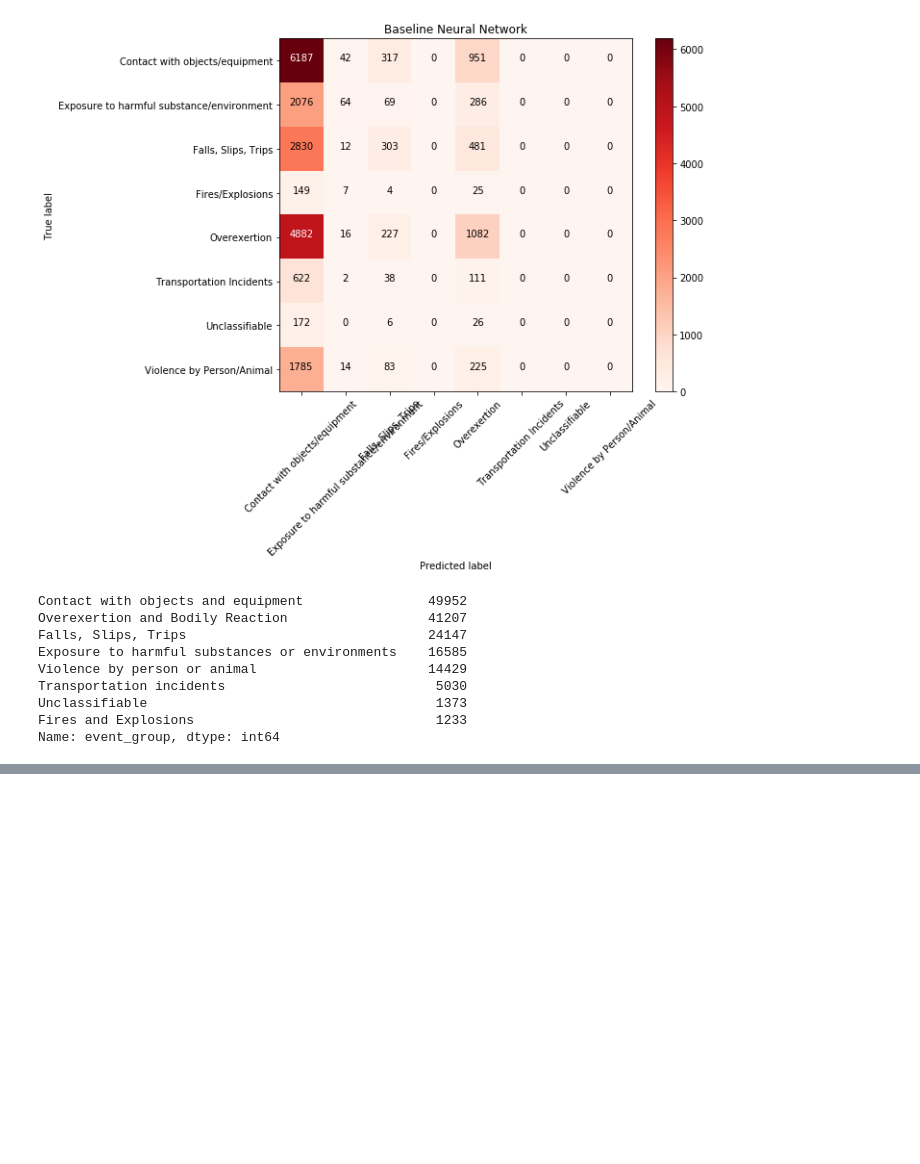
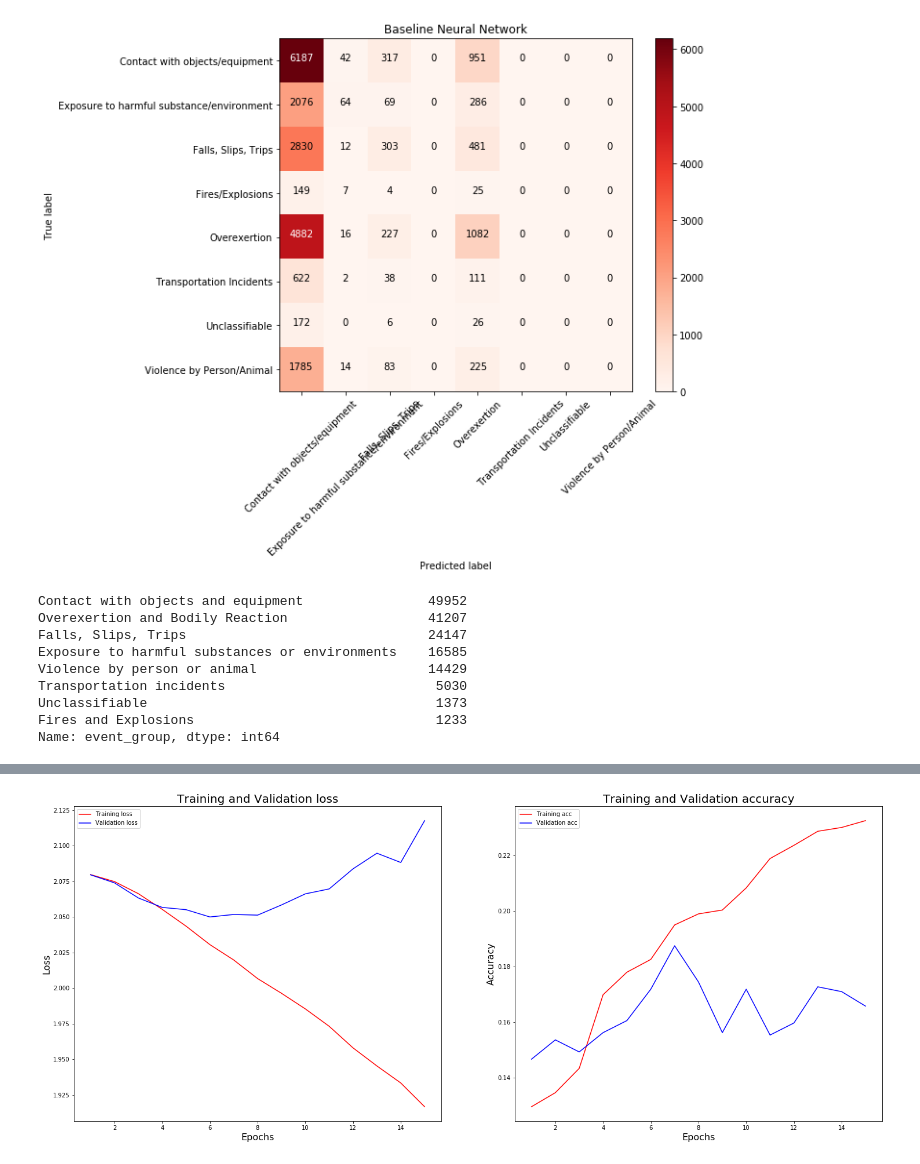
Before and after one commit to kpokrass/occupational_injuries, a Jupyter notebook: injury_classification.ipynb, the cells around one changed output, grey strips where cells are left out. Drawn from its saved outputs; the diff is of its cells as text; code cells hidden in the pictures; blank space fills up the shorter version.

```diff
--- a/injury_classification.ipynb
+++ b/injury_classification.ipynb
@@ -1118,0 +1203,17 @@ Confusion matrix, without normalization
+# %%
+larger_cnn = Sequential()
+larger_cnn.add(Embedding(26000, 300))
+larger_cnn.add(Conv1D(150, 4, activation="relu"))
+larger_cnn.add(GlobalMaxPool1D())
+larger_cnn.add(Dense(120, activation="relu"))
+larger_cnn.add(Dropout(0.2))
+larger_cnn.add(Dense(60, activation="relu"))
+larger_cnn.add(Dropout(0.2))
+larger_cnn.add(Dense(8, activation="softmax"))
+
+larger_cnn.compile(loss="categorical_crossentropy",
+                    optimizer="adadelta",
+                    metrics=["accuracy"])
+
+history_larger_cnn = larger_cnn.fit(train_x, train_y_keras, epochs=15, batch_size=32,
+                                  validation_split=0.15)
@@ -1118,0 +1238,4 @@ Confusion matrix, without normalization
+# %%
+model_performance(history_larger_cnn)
+# %% [output]
+[figure, added]
```
Also changed, not shown: parts of 37 cells of this notebook.
